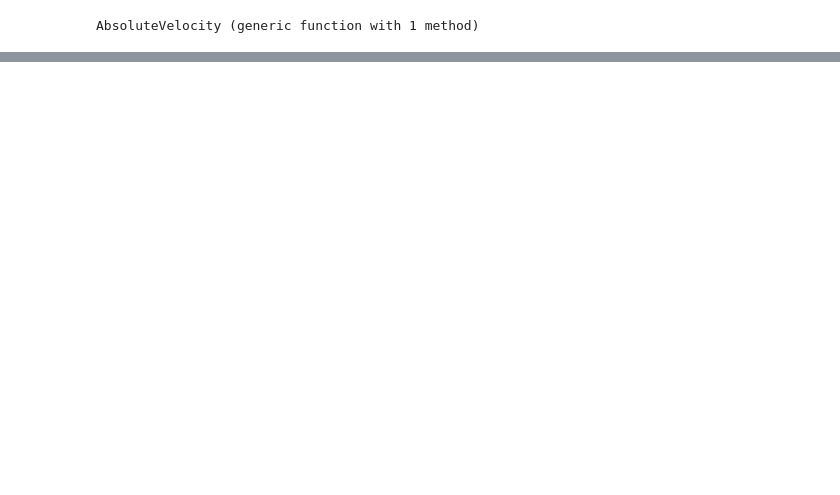
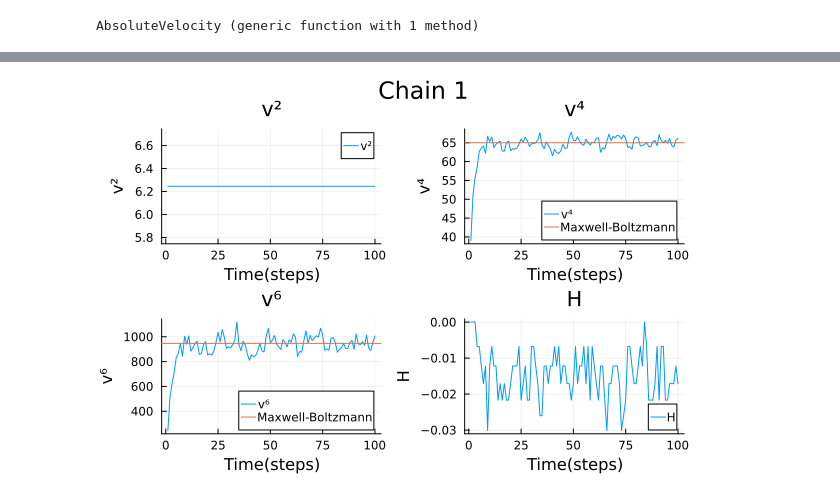
Before and after one commit to BielUsal/ComputationalProjects, a Jupyter notebook: Julia/BoltzmannNoneq/NonEq.ipynb, the cells around one changed output, grey strips where cells are left out. Drawn from its saved outputs; the diff is of its cells as text; code cells hidden in the pictures; blank space fills up the shorter version.

```diff
--- a/Julia/BoltzmannNoneq/NonEq.ipynb
+++ b/Julia/BoltzmannNoneq/NonEq.ipynb
@@ -88 +206,16 @@ Plots.AnimatedGif("c:\\Users\\batti\\Documents\\Uni\\ComputationalProjects\\Juli
+# %%
+function PlotIthChain(i)
+    p1 = plot(v²chain[:,i],label="v²",xlabel="Time(steps)",ylabel="v²",title="v²",yrange=(mean(v²)-0.5,mean(v²)+0.5))
+    p2 = plot(v⁴chain[:,i],label="v⁴",xlabel="Time(steps)",ylabel="v⁴",title="v⁴")
+    hline!([quadgk(v->v^4*MaxwellBoltzmann(v),0,Inf)[1]],label="Maxwell-Boltzmann")
+    p3 = plot(v⁶chain[:,i],label="v⁶",xlabel="Time(steps)",ylabel="v⁶",title="v⁶")
+    hline!([quadgk(v->v^6*MaxwellBoltzmann(v),0,Inf)[1]],label="Maxwell-Boltzmann")
+    p4 = plot(Hchain[:,i],label="H",xlabel="Time(steps)",ylabel="H",title="H")
+    plot(p1,p2,p3,p4, plot_title="Chain "*string(i))
+    savefig("Results/Moments_chain"*string(i)*".png")
+    plot(p1,p2,p3,p4, plot_title="Chain "*string(i))
+end
+PlotIthChain(1)
+# %% [output]
+[figure, added]
 # %%
```
Also changed, not shown: parts of 12 cells of this notebook, 6 other files.
